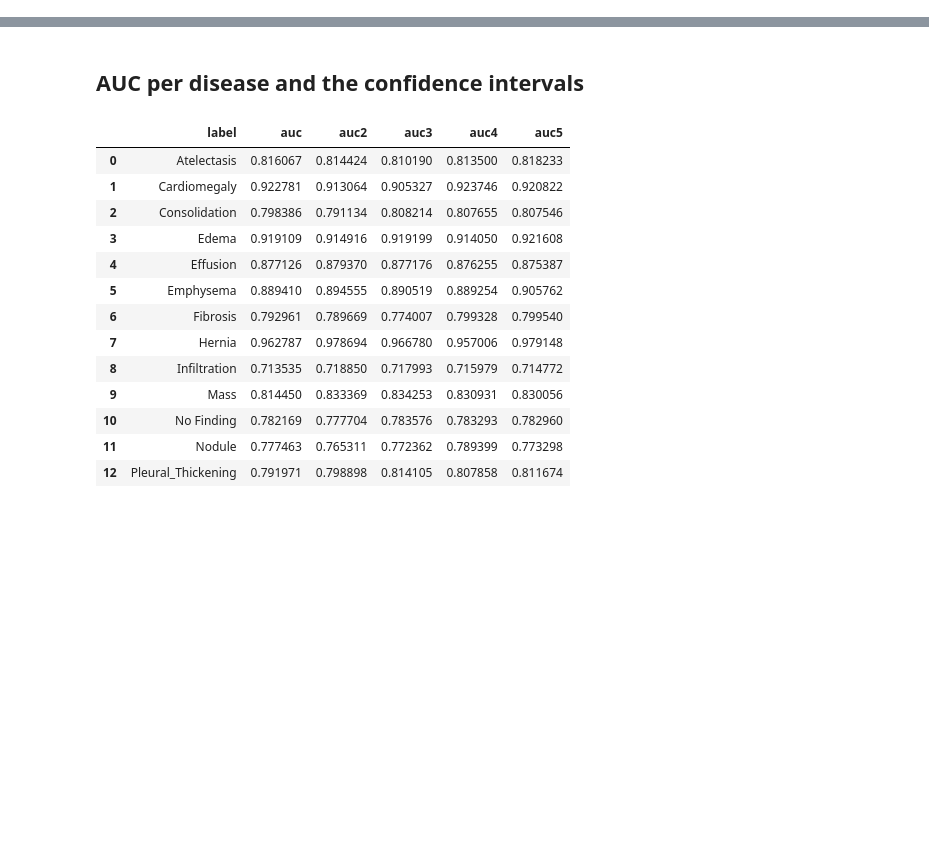
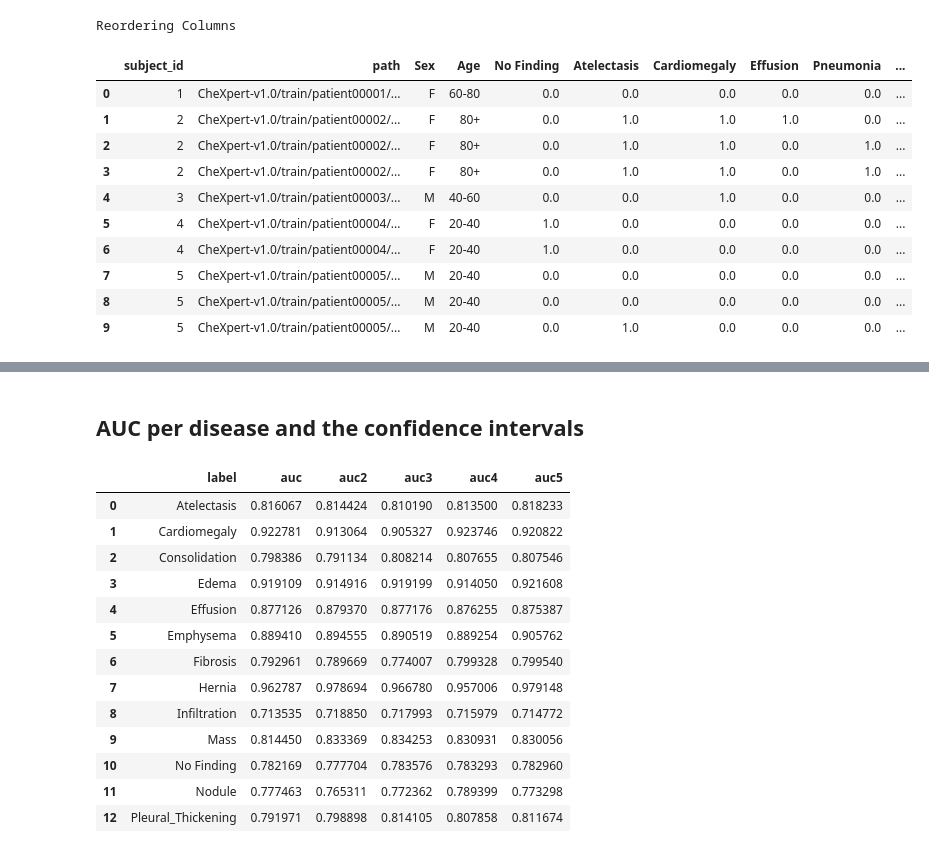
Before and after one commit to andrix007/Underdiagnosis_NatMed, a Jupyter notebook: CXP/Preprocess Data.ipynb, the cells around one changed output, grey strips where cells are left out. Cells and saved outputs as stored; diff of their text form; code cells hidden in the pictures; blank space fills up the shorter version.

```diff
--- a/CXP/Preprocess Data.ipynb
+++ b/CXP/Preprocess Data.ipynb
@@ -4,3 +5,20 @@ import numpy as np
 import matplotlib.pyplot as plt
 from statistics import mean
+# %%
+df = pd.read_csv('train_visualCheXbert.csv')
+df = preprocess_CXP(df)
+display(df.head(10))
+# %% [output]
+Reordering Columns
+|  | subject_id | path | Sex | Age | No Finding | Atelectasis | Cardiomegaly | Effusion | Pneumonia | ... |
+| 0 | 1 | CheXpert-v1.0/train/patient00001/... | F | 60-80 | 0.0 | 0.0 | 0.0 | 0.0 | 0.0 | ... |
+| 1 | 2 | CheXpert-v1.0/train/patient00002/... | F | 80+ | 0.0 | 1.0 | 1.0 | 1.0 | 0.0 | ... |
+| 2 | 2 | CheXpert-v1.0/train/patient00002/... | F | 80+ | 0.0 | 1.0 | 1.0 | 0.0 | 1.0 | ... |
+| 3 | 2 | CheXpert-v1.0/train/patient00002/... | F | 80+ | 0.0 | 1.0 | 1.0 | 0.0 | 1.0 | ... |
+| 4 | 3 | CheXpert-v1.0/train/patient00003/... | M | 40-60 | 0.0 | 0.0 | 1.0 | 0.0 | 0.0 | ... |
+| 5 | 4 | CheXpert-v1.0/train/patient00004/... | F | 20-40 | 1.0 | 0.0 | 0.0 | 0.0 | 0.0 | ... |
+| 6 | 4 | CheXpert-v1.0/train/patient00004/... | F | 20-40 | 1.0 | 0.0 | 0.0 | 0.0 | 0.0 | ... |
+| 7 | 5 | CheXpert-v1.0/train/patient00005/... | M | 20-40 | 0.0 | 0.0 | 0.0 | 0.0 | 0.0 | ... |
+| 8 | 5 | CheXpert-v1.0/train/patient00005/... | M | 20-40 | 0.0 | 0.0 | 0.0 | 0.0 | 0.0 | ... |
+| 9 | 5 | CheXpert-v1.0/train/patient00005/... | M | 20-40 | 0.0 | 1.0 | 0.0 | 0.0 | 0.0 | ... |
 # %%
```
Also changed, not shown: parts of 15 cells of this notebook, 24 other files.
